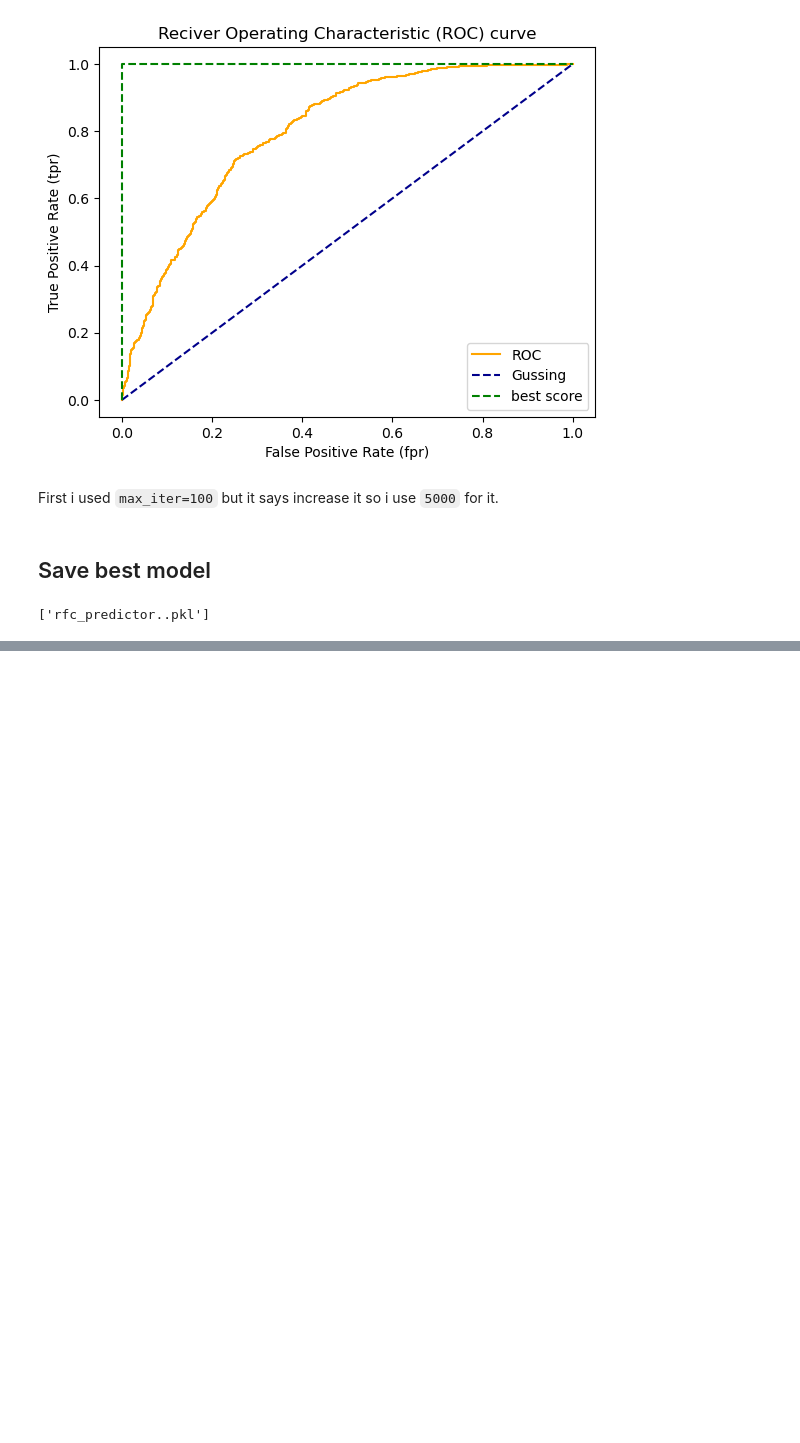
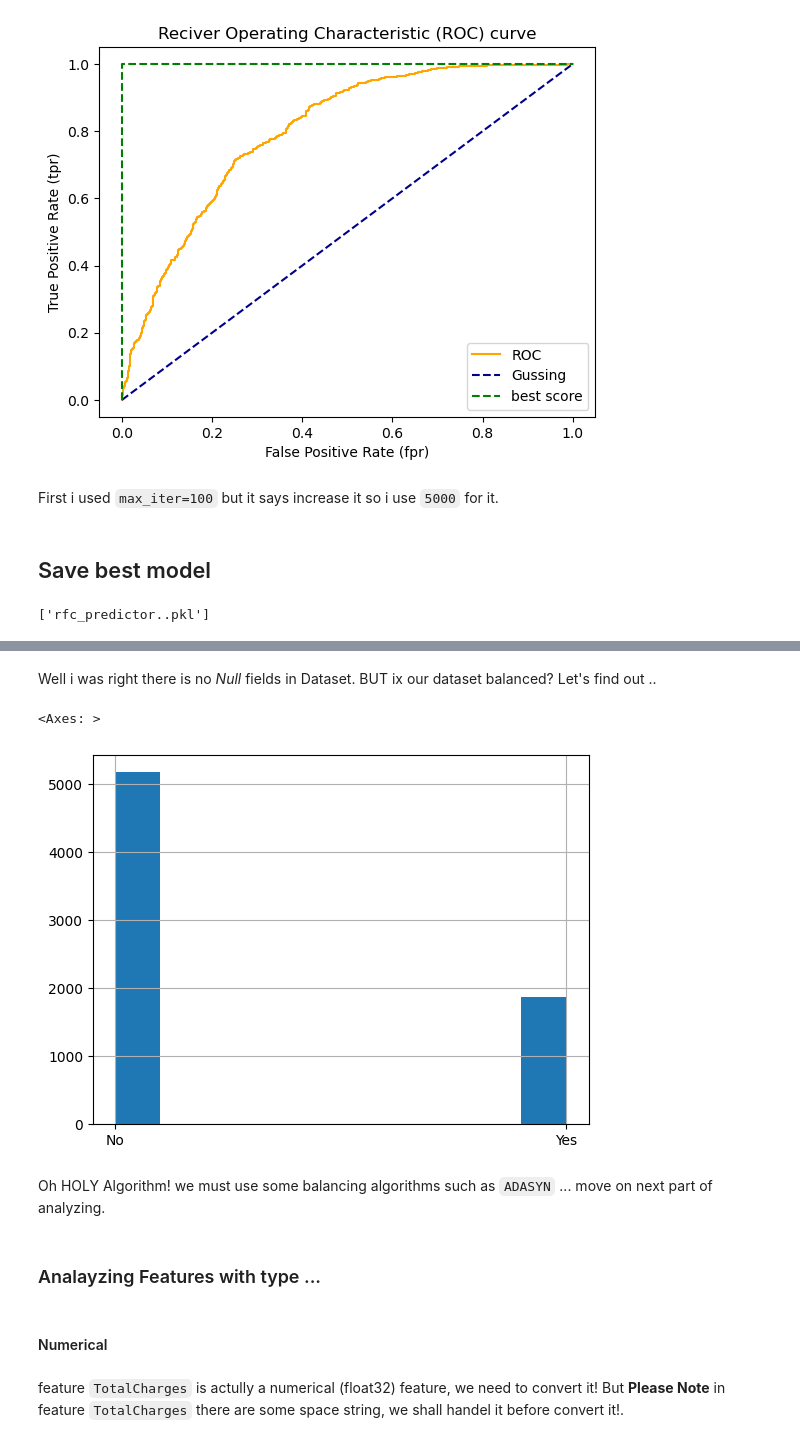
Before and after one commit to sirUnchained/Machine-Learning-and-Data-Analysis, a Jupyter notebook: Telco Customer Churn Predict/main.ipynb, the cells around one changed output, grey strips where cells are left out. Saved outputs shown, nothing was run; the diff lists cells and outputs as text; code cells hidden in the pictures; blank space fills up the shorter version.

```diff
--- a/Telco Customer Churn Predict/main.ipynb
+++ b/Telco Customer Churn Predict/main.ipynb
@@ -445,0 +460,3 @@ model = joblib.load(f"{MODEL_NAME}.pkl")
+# %%
+df = pd.read_csv("./WA_Fn-UseC_-Telco-Customer-Churn.csv")
+df.head(5)
@@ -445,0 +513,15 @@ model = joblib.load(f"{MODEL_NAME}.pkl")
+# %% [markdown]
+Well i was right there is no *Null* fields in Dataset. BUT ix our dataset balanced? Let's find out ..
+# %%
+df.Churn.hist()
+# %% [output]
+<Axes: >
+[figure, added]
+# %% [markdown]
+Oh HOLY Algorithm! we must use some balancing algorithms such as `ADASYN` ... move on next part of analyzing.
+# %% [markdown]
+### Analayzing Features with type ...
+# %% [markdown]
+#### Numerical
+# %% [markdown]
+feature `TotalCharges` is actully a numerical (float32) feature, we need to convert it! But **Please Note** in feature `TotalCharges` there are some space string, we shall handel it before convert it!.
```
Also changed, not shown: parts of 54 cells of this notebook, 4 other files.
